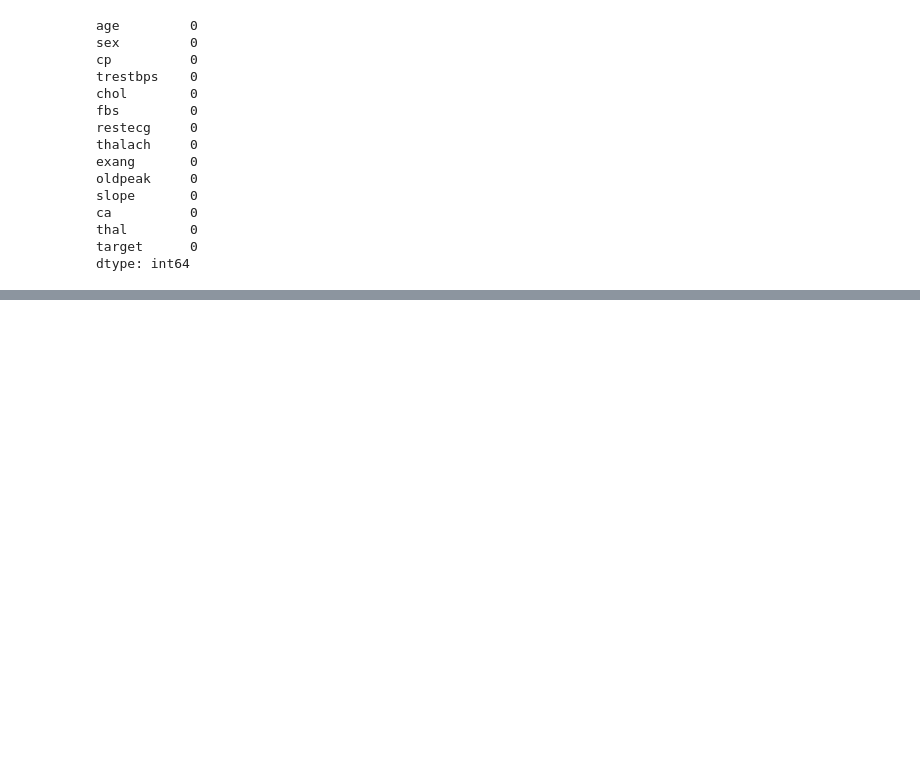
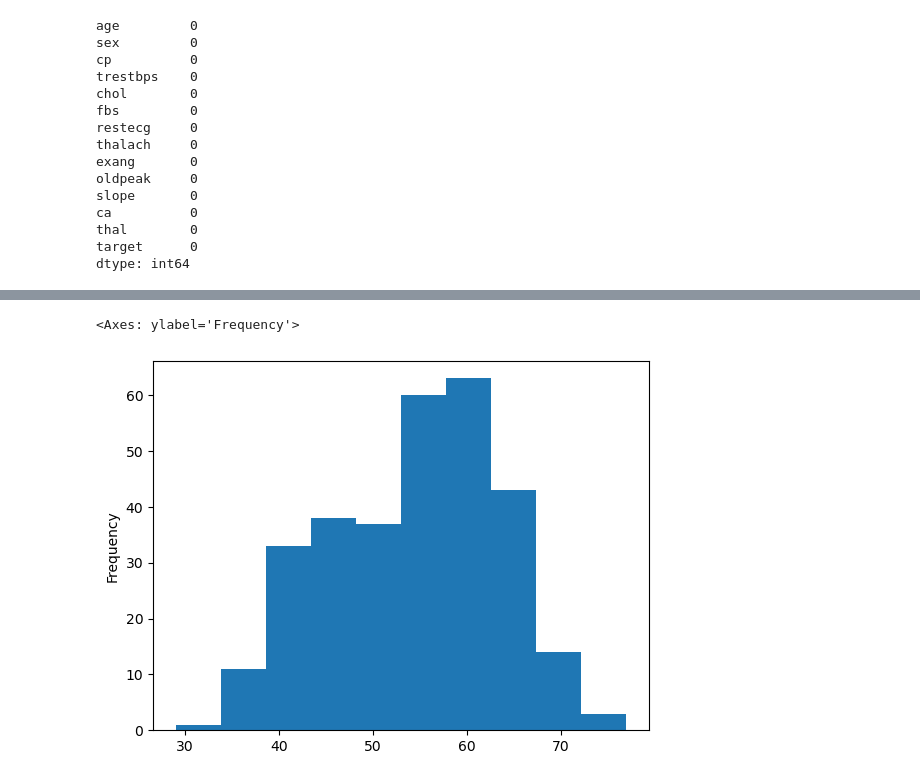
Before and after one commit to kunjesh04/DataScience-2023-ZTM, a Jupyter notebook: Complete_ML_DS_2023/S10 - Milestone Project 1/Heart-Disease.ipynb, the cells around one changed output, grey strips where cells are left out. Saved outputs shown, nothing was run; the diff lists cells and outputs as text; code cells hidden in the pictures; blank space fills up the shorter version.

```diff
--- a/Complete_ML_DS_2023/S10 - Milestone Project 1/Heart-Disease.ipynb
+++ b/Complete_ML_DS_2023/S10 - Milestone Project 1/Heart-Disease.ipynb
@@ -193,0 +264,6 @@ df.describe()
+# %%
+# Check the distribution of age column with histogram
+df.age.plot(kind='hist')
+# %% [output]
+<Axes: ylabel='Frequency'>
+[figure, added]
```
Also changed, not shown: parts of 29 cells of this notebook.
